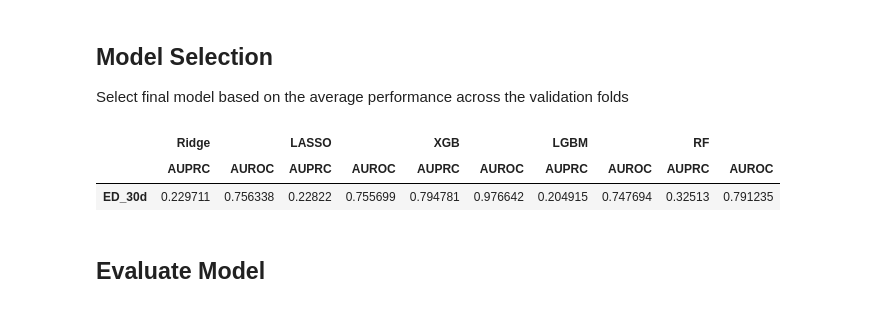
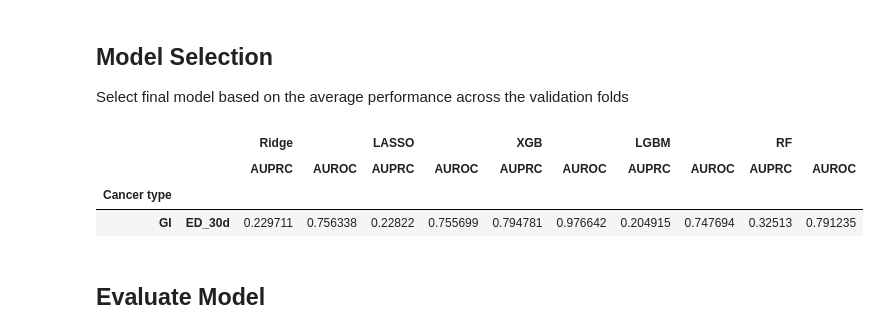
Before and after one commit to ml4oncology/model-deployer, a Jupyter notebook: src/training/notebooks/model_deployment_training.ipynb, the cells around one changed output. Cells and saved outputs as stored; diff of their text form; code cells hidden in the pictures.

Commit message:
start updating training code for lung model training pipeline

```diff
--- a/src/training/notebooks/model_deployment_training.ipynb
+++ b/src/training/notebooks/model_deployment_training.ipynb
@@ -71,5 +94,8 @@ df = prep.preprocess(df, start_date=start_date, end_date=end_date)
 # %%
-# need to specify train test split date
-X, Y, metainfo = prep.prepare(test_date, df, n_folds=5) # n_folds=3
-df = df.loc[X.index]
+X_by_type, Y_by_type, metainfo_by_type = {}, {}, {}
+for cancer_type in cancer_types:
+    # need to specify train test split date
+    X, Y, metainfo = prep_by_type[cancer_type].prepare(test_date, df_by_type[cancer_type], n_folds=5) # n_folds=3
+    df_by_type[cancer_type] = df_by_type[cancer_type].loc[X.index]
+    X_by_type[cancer_type], Y_by_type[cancer_type], metainfo_by_type[cancer_type] = X, Y, metainfo
 # %% [output]
@@ -133,6 +178,12 @@ Number of patients   195   2908   3103
 # %%
 # Feature Characteristics
-x = prep.ohe.encode(df.loc[X_train.index].copy(), verbose=False) # get original (non-normalized, non-imputed) data one-hot encoded
-x = x[[col for col in x.columns if not (col in metainfo.columns or col.startswith('target'))]]
-feature_summary(x, save_path=f'./deployment/feature_summary_ED_clinic_anchored.csv').sample(10, random_state=42)
+for cancer_type in cancer_types:
+    prep = prep_by_type[cancer_type]
+    X_train = X_train_by_type[cancer_type]
+    metainfo_train = metainfo_train_by_type[cancer_type]
+    # get original (non-normalized, non-imputed) data one-hot encoded
+    x = prep.ohe.encode(df_train_by_type[cancer_type].loc[X_train.index].copy(), verbose=False)
+    x = x[[col for col in x.columns if not (col in metainfo_train.columns or col.startswith('target'))]]
+    print(f'\n=== {cancer_type} ===')
+    display(feature_summary(x, save_path=f'./deployment/feature_summary_ED_clinic_anchored_{cancer_type}.csv').sample(10, random_state=42))
 # %% [output]
@@ -158,25 +258,24 @@ for char in ['(', ')', '+', '-', '/', ',']:
-# %%
-%%capture
-# Hyperparameter tuning
-# TODO: try greater kappa for greater exploration
-algs = ['LASSO', 'RF', 'Ridge', 'XGB', 'LGBM']
-best_params = {}
-for alg in algs:
-    best_params[alg] = tune_params(alg, X_train, Y_train, metainfo_train, log_dir='./deployment/logs/bayes_opt')
-os.makedirs('./deployment/models', exist_ok=True)
-save_pickle(best_params, './deployment/models', f'best_params_clinic_anchored')
 # %%
-best_params = load_pickle('./deployment/models', f'best_params_clinic_anchored')
-models = train_models(X_train, Y_train, metainfo_train, best_params) # NOTE: Number of CV folds = 3
+models_by_type = {}
+for cancer_type in cancer_types:
+    best_params = load_pickle('./deployment/models', f'best_params_clinic_anchored_{cancer_type}')
+    models_by_type[cancer_type] = train_models(X_train_by_type[cancer_type], Y_train_by_type[cancer_type],
+                                               metainfo_train_by_type[cancer_type], best_params) # NOTE: Number of CV folds = 3
 # %% [markdown]
 ## Model Selection
 Select final model based on the average performance across the validation folds
 # %%
-evaluate_valid(models, X_train, Y_train, metainfo_train)
+pd.concat(
+    [evaluate_valid(models_by_type[cancer_type], X_train_by_type[cancer_type],
+                    Y_train_by_type[cancer_type], metainfo_train_by_type[cancer_type])
+     for cancer_type in cancer_types],
+    keys=cancer_types, names=['Cancer type'],
+)
 # %% [output]
-|  | Ridge |  | LASSO |  | XGB |  | LGBM |  | RF |  |
-|  | AUPRC | AUROC | AUPRC | AUROC | AUPRC | AUROC | AUPRC | AUROC | AUPRC | AUROC |
-| ED_30d | 0.229711 | 0.756338 | 0.22822 | 0.755699 | 0.794781 | 0.976642 | 0.204915 | 0.747694 | 0.32513 | 0.791235 |
+|  |  | Ridge |  | LASSO |  | XGB |  | LGBM |  | RF |  |
+|  |  | AUPRC | AUROC | AUPRC | AUROC | AUPRC | AUROC | AUPRC | AUROC | AUPRC | AUROC |
+| Cancer type |  |  |  |  |  |  |  |  |  |  |  |
+| GI | ED_30d | 0.229711 | 0.756338 | 0.22822 | 0.755699 | 0.794781 | 0.976642 | 0.204915 | 0.747694 | 0.32513 | 0.791235 |
 # %% [markdown]
 ## Evaluate Model
 # %%
```
Also changed, not shown: parts of 15 cells of this notebook, 3 other files.
